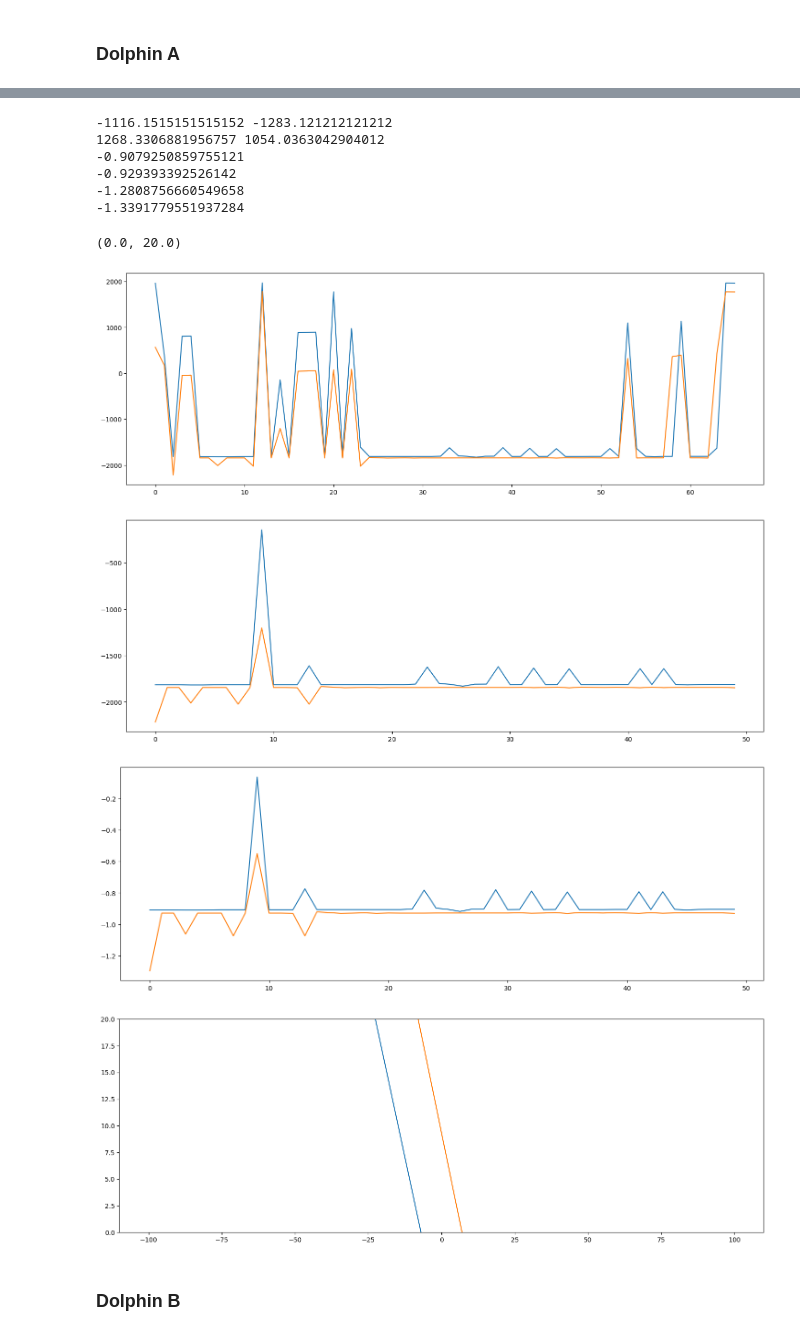
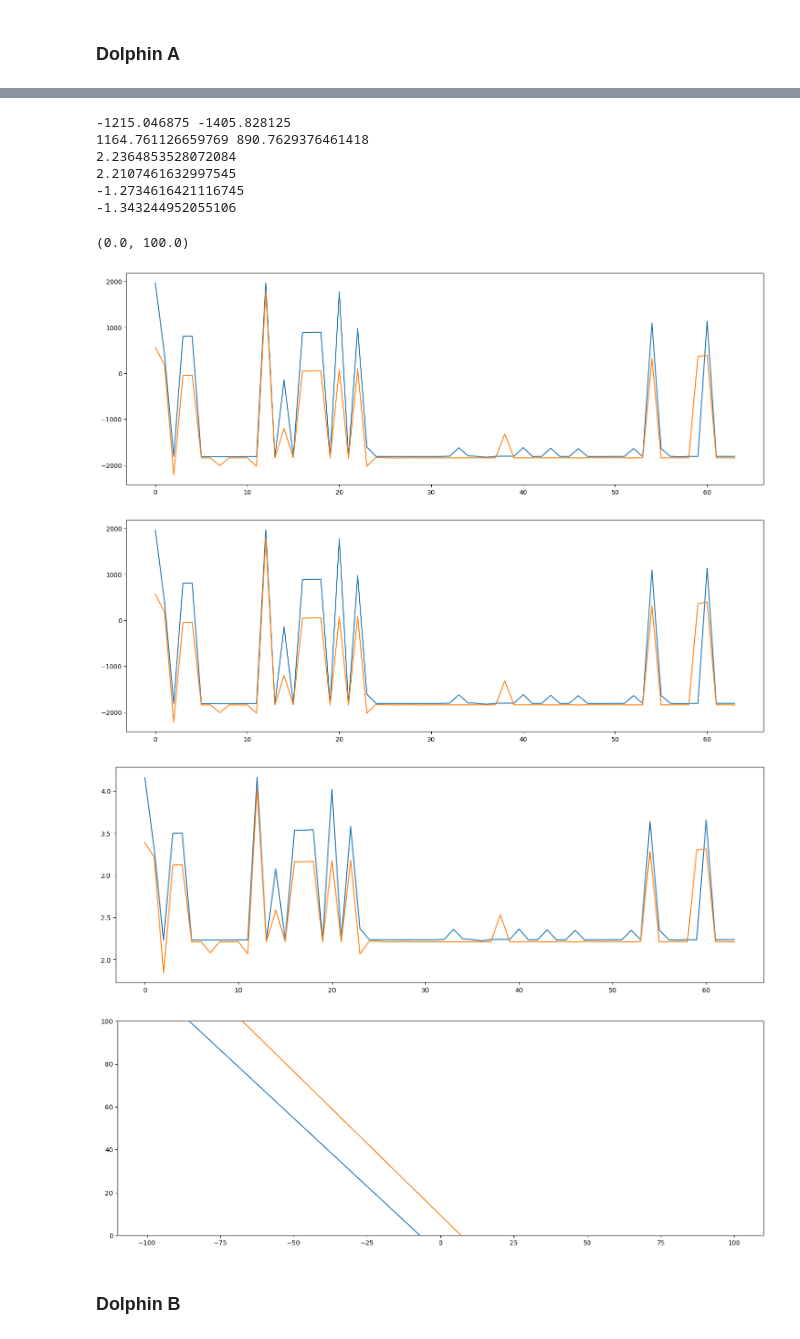
Before and after one commit to bpmasters/asa-challenge-24, a Jupyter notebook: asa-challenge-24.ipynb, the cells around one changed output, grey strips where cells are left out. Cells and saved outputs as stored; diff of their text form; code cells hidden in the pictures.

```diff
--- a/asa-challenge-24.ipynb
+++ b/asa-challenge-24.ipynb
@@ -105,7 +105,7 @@ plt.legend(fontsize=18)
 # Analysis Parameters for Simple Click Detection
 win_size = 16
 noverlap = int(win_size*.5) #np.int(np.ceil(win_size/10)) Use no overlap here for minimal uncertainty
-pk_distance = .007 * fs/(win_size-noverlap)  # Distance between peaks, frames based on 7 ms expected ICI
+pk_distance = .006 * fs/(win_size-noverlap)  # Distance between peaks, frames based on 7 ms expected ICI
 print(pk_distance)
 # pk_wlen = 20  # Samples to look around the peak
 
@@ -139,7 +139,7 @@ plt.legend(fontsize=18, loc='lower right')
 plt.figure()
 plt.plot(ts_buff, h2_buff_pow, label='Frame Power')
 plt.plot(ts_buff[h2_peaks_a], h2_buff_pow[h2_peaks_a], 'x', label='Detected Clicks by Dolphin A')
-plt.xlim([2.05,2.25])
+plt.xlim([2.35,2.55])
 plt.xlabel('Time [s]', fontsize = 30)
 plt.ylabel('Power [dBFS]', fontsize = 30)
 plt.legend(fontsize=18, loc='lower right')
@@ -232,12 +232,6 @@ print(len(h3_peaks_b))
 61
 148
 152
-# %%
-remove_inds = []
-for i, peak in enumerate(h2_peaks_a):
-  # only run gcc if theres peaks in both other hydrophones
-  if not ((np.abs(h1_peaks_a - peak) < win_width).any() and (np.abs(h3_peaks_a - peak) < win_width).any()):
-    remove_inds.append(i)
 # %%
 click_cutoff = click_cutoff_t/(len(h2)/fs)
 
@@ -309,7 +303,7 @@ frame_to_sample = win_size-noverlap
 print(win_size)
 print(win_width)
 print(frame_to_sample)
-for i, peak in enumerate(h2_peaks_a):
+for i, peak in enumerate(h2_peaks_a[:-8]):
   # only run gcc if theres peaks in both other hydrophones
   if (np.abs(h1_peaks_a - peak) < win_width).any() and (np.abs(h3_peaks_a - peak) < win_width).any():
 
@@ -377,56 +371,55 @@ plt.plot(lags_12)
 plt.plot(lags_23)
 
 print(np.mean(lags_12), np.mean(lags_23))
 print(np.std(lags_12), np.std(lags_23))
 
 good_inds = (np.abs(lags_23 - np.mean(lags_23)) < np.std(lags_23)) & (np.abs(lags_12 - np.mean(lags_12)) < np.std(lags_12))
-filt_lags_12 = lags_12[good_inds]
-filt_lags_23 = lags_23[good_inds]
+filt_lags_12 = lags_12#[good_inds]
+filt_lags_23 = lags_23#[good_inds]
 
 plt.figure()
 plt.plot(filt_lags_12)
 plt.plot(filt_lags_23)
 
-angles_12 = np.arcsin(filt_lags_12/(fs*max_td))
-angles_23 = np.arcsin(filt_lags_23/(fs*max_td))
+angles_12 = np.pi+np.arcsin(filt_lags_12/(fs*max_td))
+angles_23 = np.pi+np.arcsin(filt_lags_23/(fs*max_td))
 
 plt.figure()
 plt.plot(angles_12)
 plt.plot(angles_23)
 
 slopes_12 = np.tan(angles_12)
 slopes_23 = np.tan(angles_23)
 
 x = np.arange(-100,100,.01)
 rays_12 = np.ndarray([len(angles_12), len(x)])
 rays_23 = np.ndarray([len(angles_23), len(x)])
 
 for i, a in enumerate(angles_12):
   rays_12[i, :] = slopes_12[i]*(x+7)
 
 for i, a in enumerate(angles_23):
   rays_23[i, :] = slopes_23[i]*(x-7)
-
 plt.figure()
-print(angles_12[1])
-print(angles_23[1])
-print(slopes_12[1])
-print(slopes_23[1])
-plt.plot(x, rays_12[-5, :])
-plt.plot(x, rays_23[-5, :])
-plt.ylim([0, 20])
+print(angles_12[-1])
+print(angles_23[-1])
+print(slopes_12[-1])
+print(slopes_23[-1])
+plt.plot(x, rays_12[-1, :])
+plt.plot(x, rays_23[-1, :])
+plt.ylim([0, 100])
 # %% [output]
--1116.1515151515152 -1283.121212121212
-1268.3306881956757 1054.0363042904012
--0.9079250859755121
--0.929393392526142
--1.2808756660549658
--1.3391779551937284
+-1215.046875 -1405.828125
+1164.761126659769 890.7629376461418
+2.2364853528072084
+2.2107461632997545
+-1.2734616421116745
+-1.343244952055106
-(0.0, 20.0)
+(0.0, 100.0)
-[figure, old version]
+[figure, new version]
-[figure, old version]
+[figure, new version]
-[figure, old version]
+[figure, new version]
-[figure, old version]
+[figure, new version]
 # %% [markdown]
 ### Dolphin B
 # %%
```
Also changed, not shown: parts of 5 cells of this notebook.
